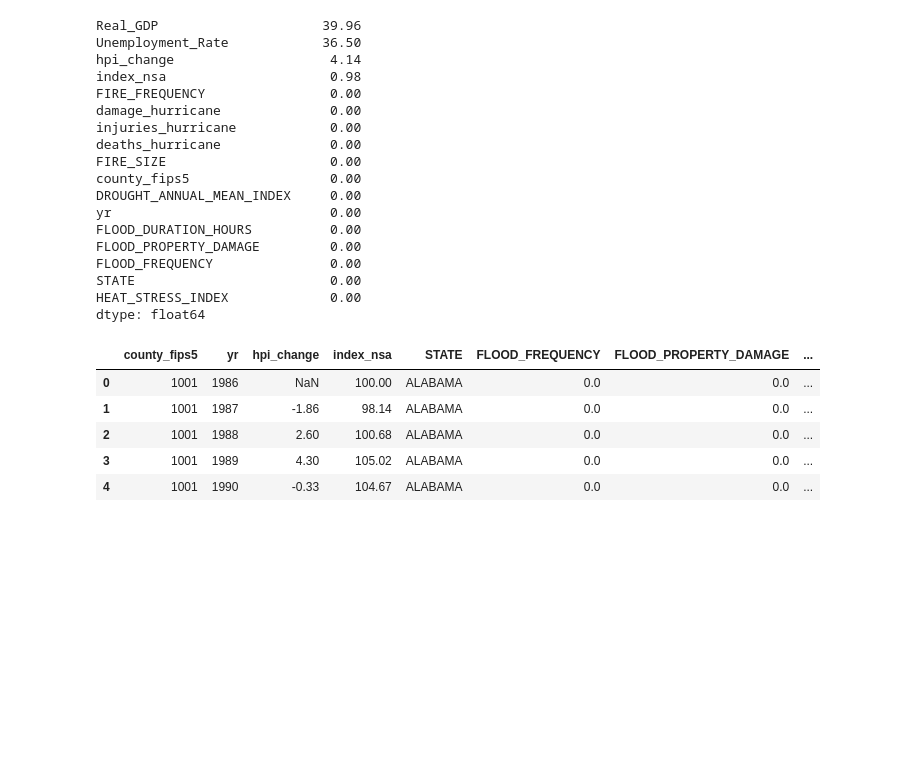
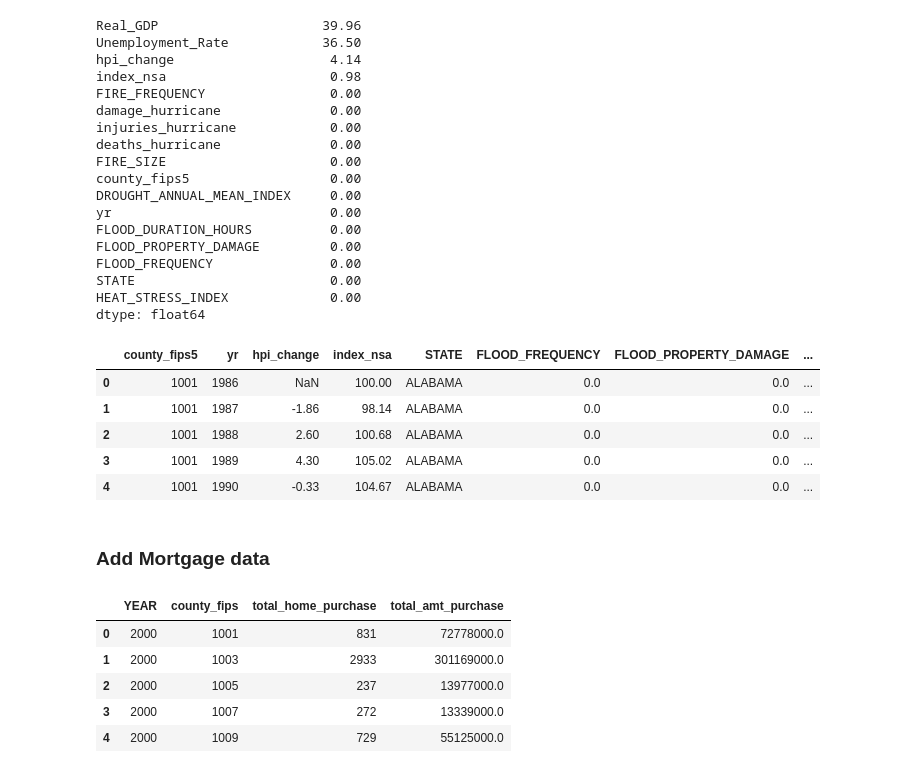
Before and after one commit to Ramil-cyber/Capstone_Citizensbank_climate-risk_insurance-exposure_monitoring, a Jupyter notebook: 03_code/data_exploration/datasets_join_v8.ipynb, the cells around one changed output. Cells and saved outputs as stored; diff of their text form; code cells hidden in the pictures; blank space fills up the shorter version.

```diff
--- a/03_code/data_exploration/datasets_join_v8.ipynb
+++ b/03_code/data_exploration/datasets_join_v8.ipynb
@@ -697,0 +706,14 @@ population = pd.read_csv()
+# %% [markdown]
+### Add Mortgage data
+# %%
+mortgage = pd.read_csv(
+    "../../01_original_data/Financial Data/combined_mortgage_agg.csv"
+)
+mortgage.head()
+# %% [output]
+|  | YEAR | county_fips | total_home_purchase | total_amt_purchase |
+| 0 | 2000 | 1001 | 831 | 72778000.0 |
+| 1 | 2000 | 1003 | 2933 | 301169000.0 |
+| 2 | 2000 | 1005 | 237 | 13977000.0 |
+| 3 | 2000 | 1007 | 272 | 13339000.0 |
+| 4 | 2000 | 1009 | 729 | 55125000.0 |
```
Also changed, not shown: parts of 18 cells of this notebook.
